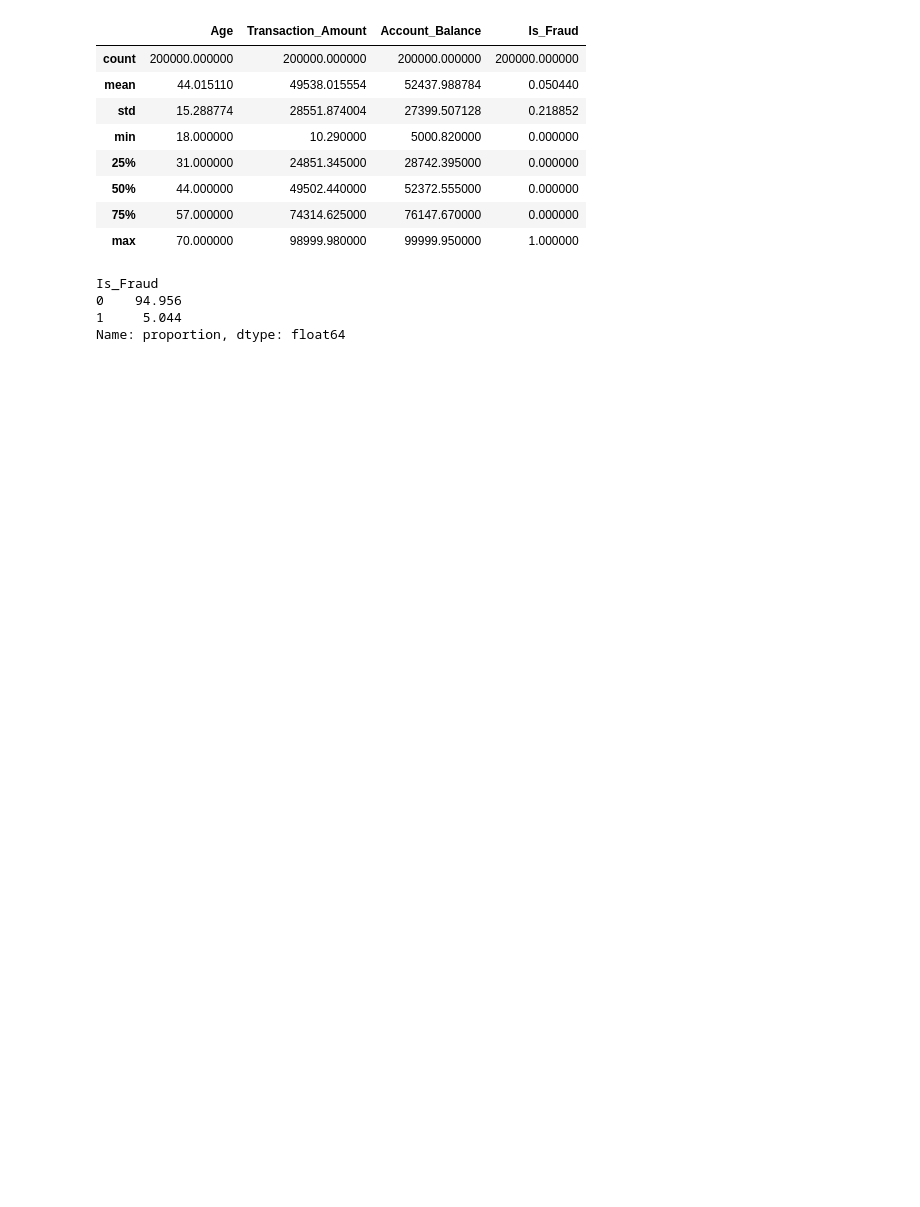
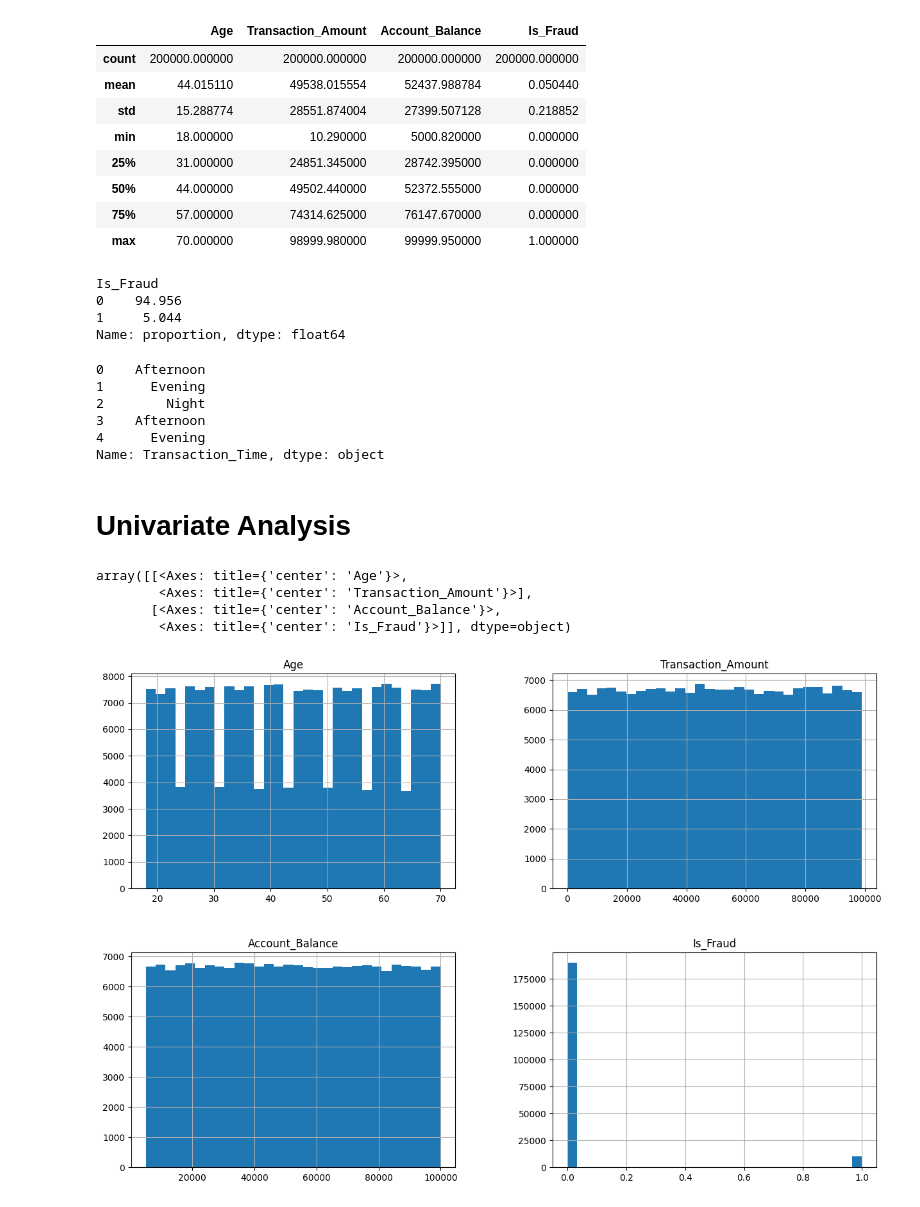
Before and after one commit to McGill-MMA-EnterpriseAnalytics/Fraud-Detection, a Jupyter notebook: data exploration.ipynb, the cells around one changed output. Saved outputs shown, nothing was run; the diff lists cells and outputs as text; code cells hidden in the pictures; blank space fills up the shorter version.

```diff
--- a/data exploration.ipynb
+++ b/data exploration.ipynb
@@ -71,3 +130,42 @@ Is_Fraud
 0    94.956
 1     5.044
 Name: proportion, dtype: float64
+# %%
+df['Transaction_Time'] = pd.to_datetime(df['Transaction_Time'])
+
+def categorize_time(time):
+    hour = time.hour
+    if 5 <= hour < 12:
+        return 'Morning'
+    elif 12 <= hour < 17:
+        return 'Afternoon'
+    elif 17 <= hour < 21:
+        return 'Evening'
+    else:
+        return 'Night'
+
+df['Transaction_Time'] = df['Transaction_Time'].apply(categorize_time)
+# %%
+df['Transaction_Time'].head()
+# %% [output]
+0    Afternoon
+1      Evening
+2        Night
+3    Afternoon
+4      Evening
+Name: Transaction_Time, dtype: object
+# %%
+df['Transaction_Date'] = pd.to_datetime(df['Transaction_Date'])
+df['Transaction_year'] = df['Transaction_Date'].dt.year
+df['Transaction_month'] = df['Transaction_Date'].dt.month_name()
+df['Transaction_day'] = df['Transaction_Date'].dt.day_name()
+# %% [markdown]
+# Univariate Analysis
+# %%
+df.hist(figsize=(15, 10), bins=30)
+# %% [output]
+array([[<Axes: title={'center': 'Age'}>,
+        <Axes: title={'center': 'Transaction_Amount'}>],
+       [<Axes: title={'center': 'Account_Balance'}>,
+        <Axes: title={'center': 'Is_Fraud'}>]], dtype=object)
+[figure, added]
```
Also changed, not shown: parts of 33 cells of this notebook.
